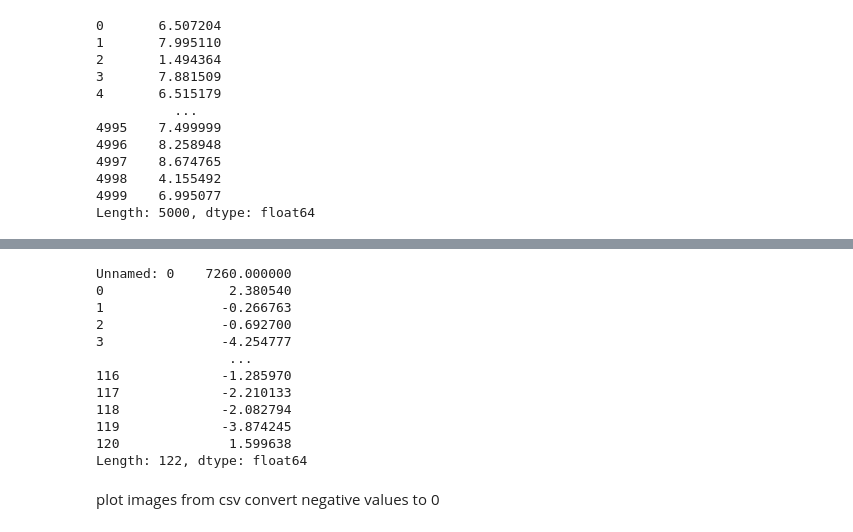
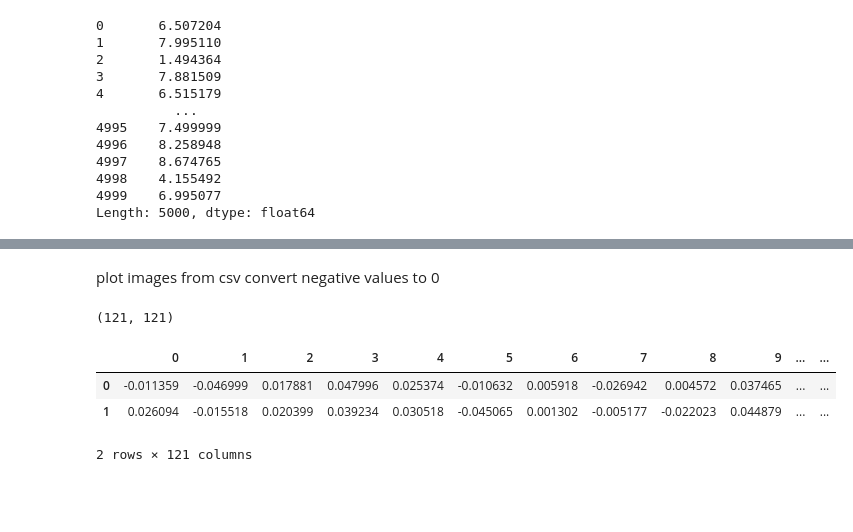
Before and after one commit to DraTeots/eic_ai_pid, a Jupyter notebook: GAN_implemented.ipynb, the cells around one changed output, grey strips where cells are left out. Cells and saved outputs as stored; diff of their text form; code cells hidden in the pictures; blank space fills up the shorter version.

```diff
--- a/GAN_implemented.ipynb
+++ b/GAN_implemented.ipynb
@@ -228,15 +261,0 @@ Warning: Total number of columns (121) exceeds max_columns (20) limiting to firs
-# %%
-res.sum(axis=0)
-# %% [output]
-Unnamed: 0    7260.000000
-0                2.380540
-1               -0.266763
-2               -0.692700
-3               -4.254777
-                 ...
-116             -1.285970
-117             -2.210133
-118             -2.082794
-119             -3.874245
-120              1.599638
-Length: 122, dtype: float64
@@ -243,3 +264,14 @@ Length: 122, dtype: float64
 # %% [markdown]
 plot images from csv
 convert negative values to 0
+# %%
+res.shape
+# %% [output]
+(121, 121)
+# %%
+res.head(2)
+# %% [output]
+|  | 0 | 1 | 2 | 3 | 4 | 5 | 6 | 7 | 8 | 9 | ... | ... |
+| 0 | -0.011359 | -0.046999 | 0.017881 | 0.047996 | 0.025374 | -0.010632 | 0.005918 | -0.026942 | 0.004572 | 0.037465 | ... | ... |
+| 1 | 0.026094 | -0.015518 | 0.020399 | 0.039234 | 0.030518 | -0.045065 | 0.001302 | -0.005177 | -0.022023 | 0.044879 | ... | ... |
+2 rows × 121 columns
```
Also changed, not shown: parts of 14 cells of this notebook, 1 other file.
